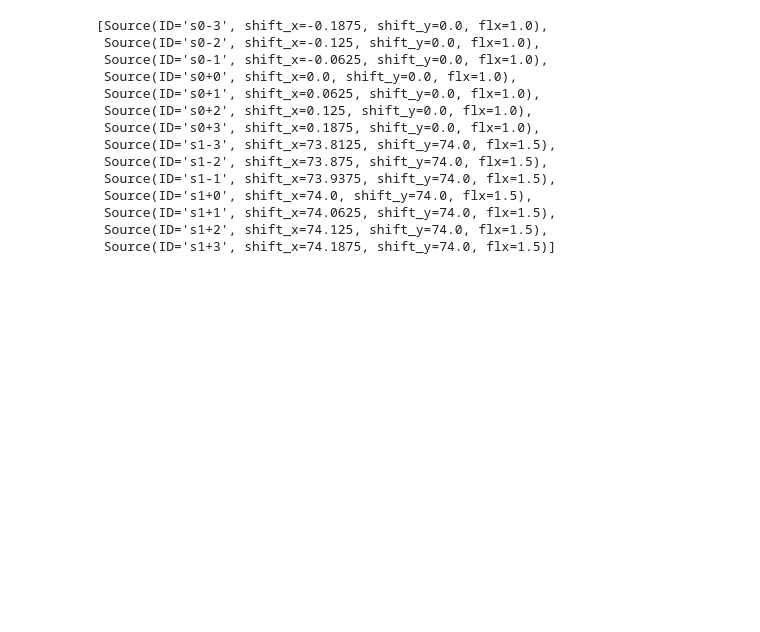
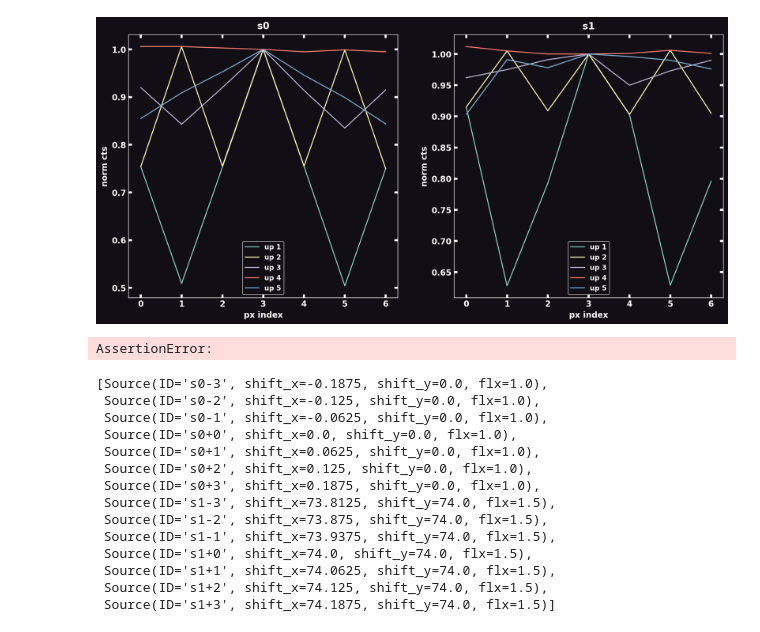
Before and after one commit to EdoardoGiancarli/LearningCodedMasks, a Jupyter notebook: CameraGeometry/demo_SPSF_phase_cat.ipynb, the cells around one changed output. Drawn from its saved outputs; the diff is of its cells as text; code cells hidden in the pictures; blank space fills up the shorter version.

```diff
--- a/CameraGeometry/demo_SPSF_phase_cat.ipynb
+++ b/CameraGeometry/demo_SPSF_phase_cat.ipynb
@@ -0,0 +162,6 @@
+# %%
+ups: list[int] = list(range(1, 6))
+# remove_srcs = ['s0-3', 's0+3', 's1-3', 's1+3']
+remove_srcs = None
+
+dmap_ups = cycle_through_ups(ups, sdlA, catA, remove_srcs=remove_srcs)
@@ -1,3 +184,37 @@
+# %%
+_up_to = len(dmap_ups[1]) // 2
+s00_vals, s01vals = zip(
+    *tuple((xslice[:_up_to], xslice[_up_to:]) for xslice in dmap_ups.values())
+)
+lbls = tuple(f'up {up}' for up in dmap_ups.keys())
+
+ds.plot(
+    dmaps=(
+        ds.map4plot(
+            arrs=s00_vals,
+            title='s0',
+            ylabel='norm cts',
+            xlabel='px index',
+            labels=lbls,
+        ),
+        ds.map4plot(
+            arrs=s01vals,
+            title='s1',
+            ylabel='norm cts',
+            xlabel='px index',
+            labels=lbls,
+        ),
+    ),
+    ncols=2,
+)
+# %% [output]
+[figure, added]
+# %%
+GEN_CATALOGUE: bool = False
+
+assert GEN_CATALOGUE
+# %% [output]
+AssertionError:
 # %%
 from typing import NamedTuple
 from dataclasses import dataclass
```
Also changed, not shown: parts of 8 cells of this notebook.
